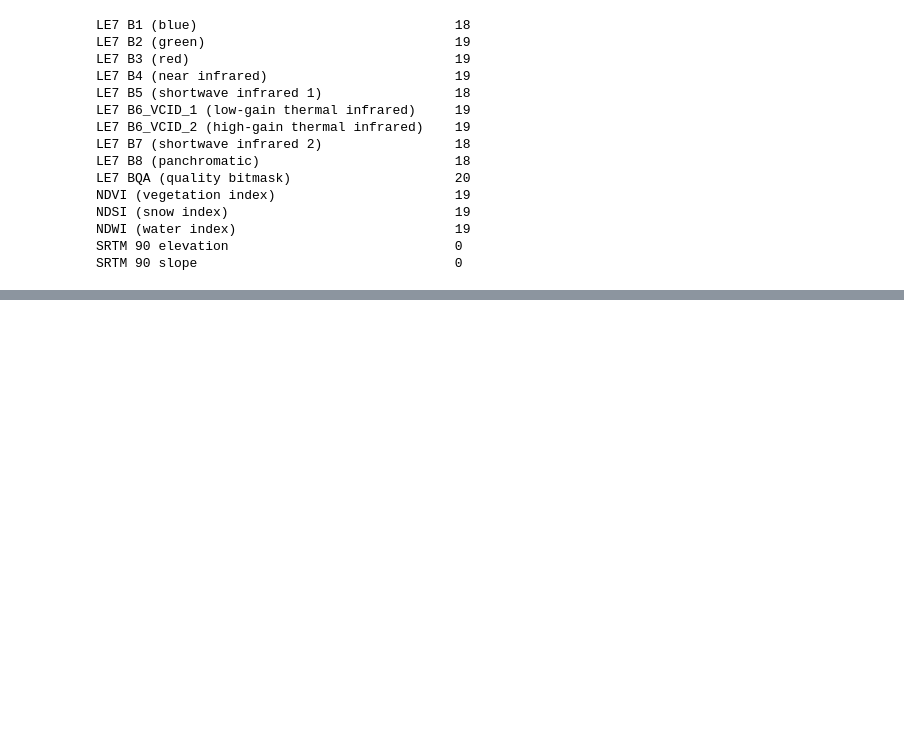
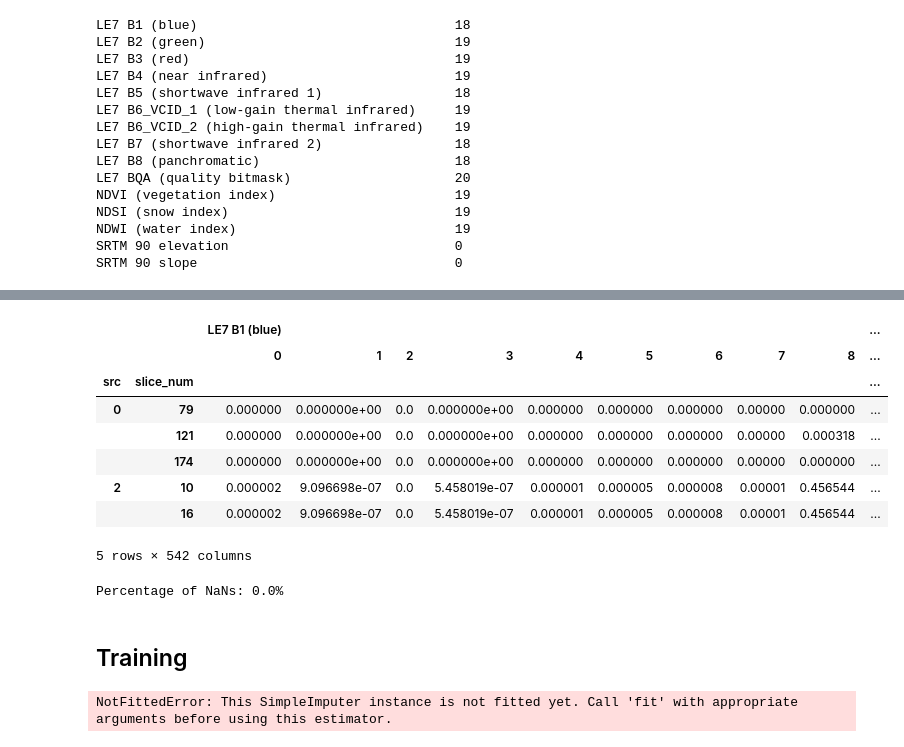
Before and after one commit to jonasbarth/fds-2022-final-project, a Jupyter notebook: hoc.ipynb, the cells around one changed output, grey strips where cells are left out. Cells and saved outputs as stored; diff of their text form; code cells hidden in the pictures; blank space fills up the shorter version.

```diff
--- a/hoc.ipynb
+++ b/hoc.ipynb
@@ -137,4 +202,8 @@ NDWI (water index)                            19
 SRTM 90 elevation                             0
 SRTM 90 slope                                 0
 # %%
-dev_data.head(10)
+from sklearn.impute import SimpleImputer
+
+a = pd.read_csv('dataset/hoc.csv', header=[0,1], index_col=[0,1])
+
+imputed = SimpleImputer(strategy='mean').fit_transform(a)
@@ -153,0 +210,38 @@ dev_data.head(10)
+# %%
+bin_lens = {col:len(bin)-1 for col, bin in fitted_bins.items()}
+new_cols = [(col, i) for col, length in bin_lens.items() for i in range(length)]
+d_hist = pd.DataFrame(imputed, columns=pd.MultiIndex.from_tuples(new_cols))
+d_hist.index = dev_data.index
+d_hist.head()
+# %% [output]
+|  |  | LE7 B1 (blue) |  |  |  |  |  |  |  |  | ... |
+|  |  | 0 | 1 | 2 | 3 | 4 | 5 | 6 | 7 | 8 | ... |
+| src | slice_num |  |  |  |  |  |  |  |  |  | ... |
+| 0 | 79 | 0.000000 | 0.000000e+00 | 0.0 | 0.000000e+00 | 0.000000 | 0.000000 | 0.000000 | 0.00000 | 0.000000 | ... |
+|  | 121 | 0.000000 | 0.000000e+00 | 0.0 | 0.000000e+00 | 0.000000 | 0.000000 | 0.000000 | 0.00000 | 0.000318 | ... |
+|  | 174 | 0.000000 | 0.000000e+00 | 0.0 | 0.000000e+00 | 0.000000 | 0.000000 | 0.000000 | 0.00000 | 0.000000 | ... |
+| 2 | 10 | 0.000002 | 9.096698e-07 | 0.0 | 5.458019e-07 | 0.000001 | 0.000005 | 0.000008 | 0.00001 | 0.456544 | ... |
+|  | 16 | 0.000002 | 9.096698e-07 | 0.0 | 5.458019e-07 | 0.000001 | 0.000005 | 0.000008 | 0.00001 | 0.456544 | ... |
+5 rows × 542 columns
+# %%
+print('Percentage of NaNs: %s%%' % round(d_hist.isna().sum().sum() / d_hist.shape[0] / d_hist.shape[1] *100, 2))
+# %% [output]
+Percentage of NaNs: 0.0%
+# %% [markdown]
+## Training
+# %%
+from sklearn.neighbors import KNeighborsClassifier
+from sklearn.metrics import accuracy_score
+
+model = make_pipeline(
+    SimpleImputer(strategy='mean'),
+    KNeighborsClassifier(n_neighbors=5)
+)
+
+model.fit()
+
+y_hat = model.predict(imputed[-10:])
+
+accuracy_score(dev_data.label.iloc[-10:], y_hat)
+# %% [output]
+NotFittedError: This SimpleImputer instance is not fitted yet. Call 'fit' with appropriate arguments before using this estimator.
```
Also changed, not shown: parts of 16 cells of this notebook.
